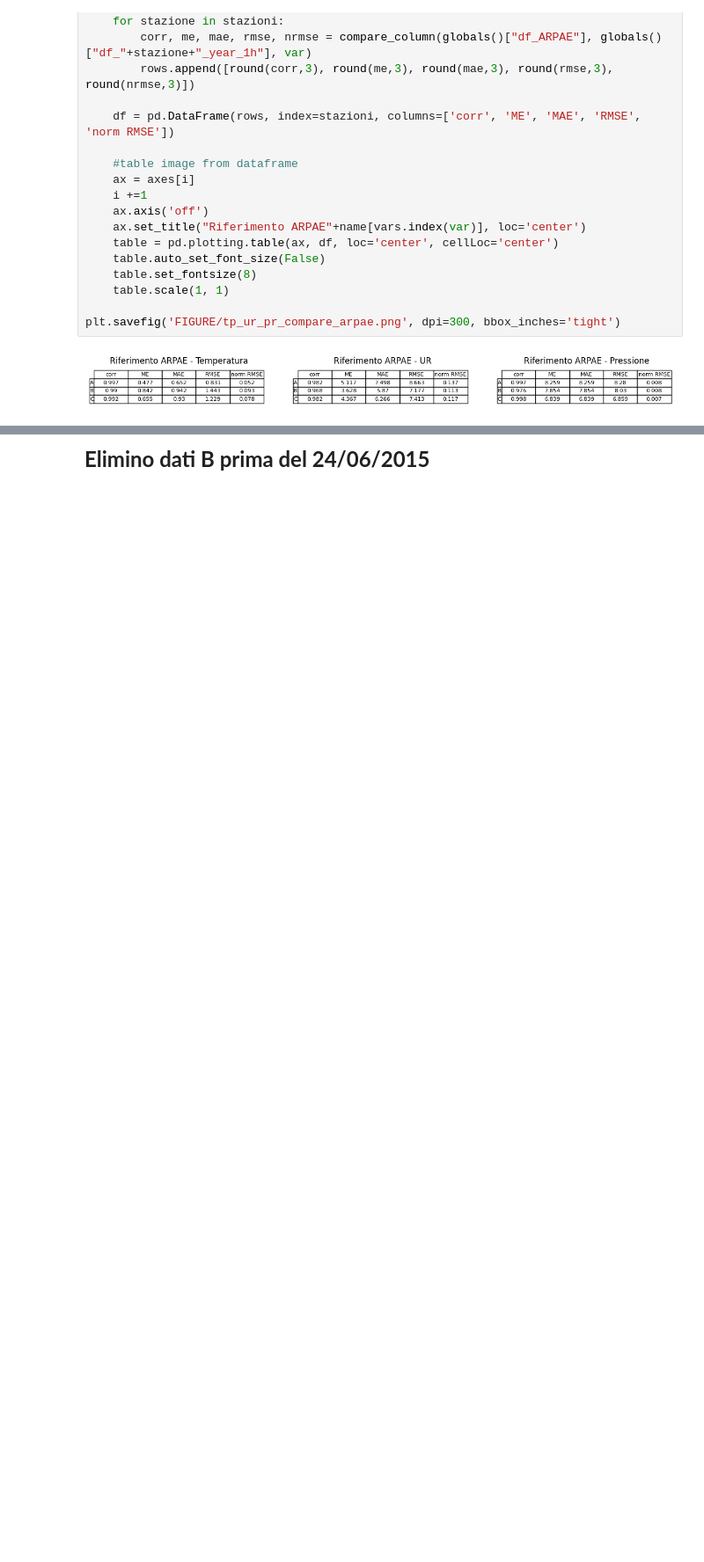
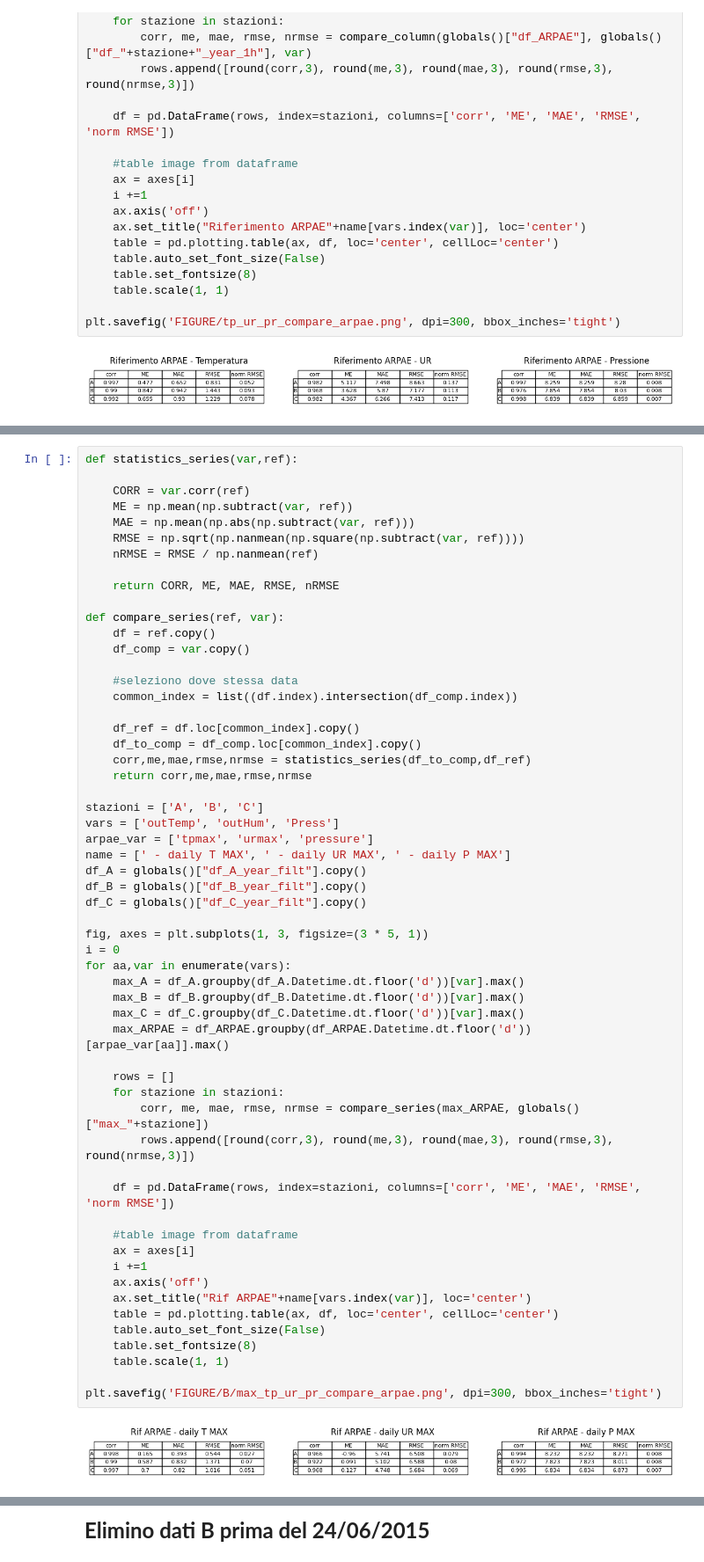
Before and after one commit to FedeJack06/Laboratorio-di-Fisica-dell-Atmosfera, a Jupyter notebook: 1esp/B_Stazioni_Davis.ipynb, the cells around one changed output, grey strips where cells are left out. Shown at 88% size. Saved outputs shown, nothing was run; the diff lists cells and outputs as text; blank space fills up the shorter version.

```diff
--- a/1esp/B_Stazioni_Davis.ipynb
+++ b/1esp/B_Stazioni_Davis.ipynb
@@ -652,0 +655,59 @@ plt.savefig('FIGURE/tp_ur_pr_compare_arpae.png', dpi=300, bbox_inches='tight')
+# %%
+def statistics_series(var,ref):
+
+    CORR = var.corr(ref)
+    ME = np.mean(np.subtract(var, ref))
+    MAE = np.mean(np.abs(np.subtract(var, ref)))
+    RMSE = np.sqrt(np.nanmean(np.square(np.subtract(var, ref))))
+    nRMSE = RMSE / np.nanmean(ref)
+
+    return CORR, ME, MAE, RMSE, nRMSE
+
+def compare_series(ref, var):
+    df = ref.copy()
+    df_comp = var.copy()
+
+    #seleziono dove stessa data
+    common_index = list((df.index).intersection(df_comp.index))
+
+    df_ref = df.loc[common_index].copy()
+    df_to_comp = df_comp.loc[common_index].copy()
+    corr,me,mae,rmse,nrmse = statistics_series(df_to_comp,df_ref)
+    return corr,me,mae,rmse,nrmse
+
+stazioni = ['A', 'B', 'C']
+vars = ['outTemp', 'outHum', 'Press']
+arpae_var = ['tpmax', 'urmax', 'pressure']
+name = [' - daily T MAX', ' - daily UR MAX', ' - daily P MAX']
+df_A = globals()["df_A_year_filt"].copy()
+df_B = globals()["df_B_year_filt"].copy()
+df_C = globals()["df_C_year_filt"].copy()
+
+fig, axes = plt.subplots(1, 3, figsize=(3 * 5, 1))
+i = 0
+for aa,var in enumerate(vars):
+    max_A = df_A.groupby(df_A.Datetime.dt.floor('d'))[var].max()
+    max_B = df_B.groupby(df_B.Datetime.dt.floor('d'))[var].max()
+    max_C = df_C.groupby(df_C.Datetime.dt.floor('d'))[var].max()
+    max_ARPAE = df_ARPAE.groupby(df_ARPAE.Datetime.dt.floor('d'))[arpae_var[aa]].max()
+
+    rows = []
+    for stazione in stazioni:
+        corr, me, mae, rmse, nrmse = compare_series(max_ARPAE, globals()["max_"+stazione])
+        rows.append([round(corr,3), round(me,3), round(mae,3), round(rmse,3), round(nrmse,3)])
+
+    df = pd.DataFrame(rows, index=stazioni, columns=['corr', 'ME', 'MAE', 'RMSE', 'norm RMSE'])
+
+    #table image from dataframe
+    ax = axes[i]
+    i +=1
+    ax.axis('off')
+    ax.set_title("Rif ARPAE"+name[vars.index(var)], loc='center')
+    table = pd.plotting.table(ax, df, loc='center', cellLoc='center')
+    table.auto_set_font_size(False)
+    table.set_fontsize(8)
+    table.scale(1, 1)
+
+plt.savefig('FIGURE/B/max_tp_ur_pr_compare_arpae.png', dpi=300, bbox_inches='tight')
+# %% [output]
+[figure, added]
```
Also changed, not shown: parts of 9 cells of this notebook, 12 other files.
